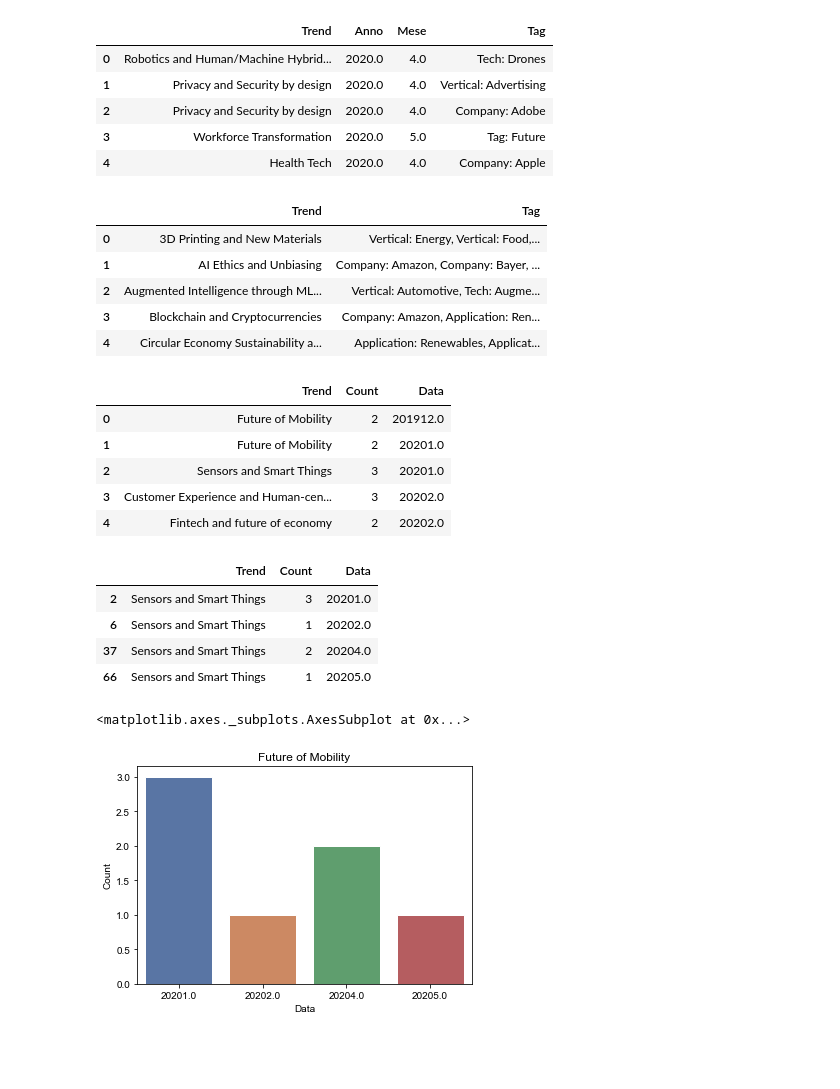
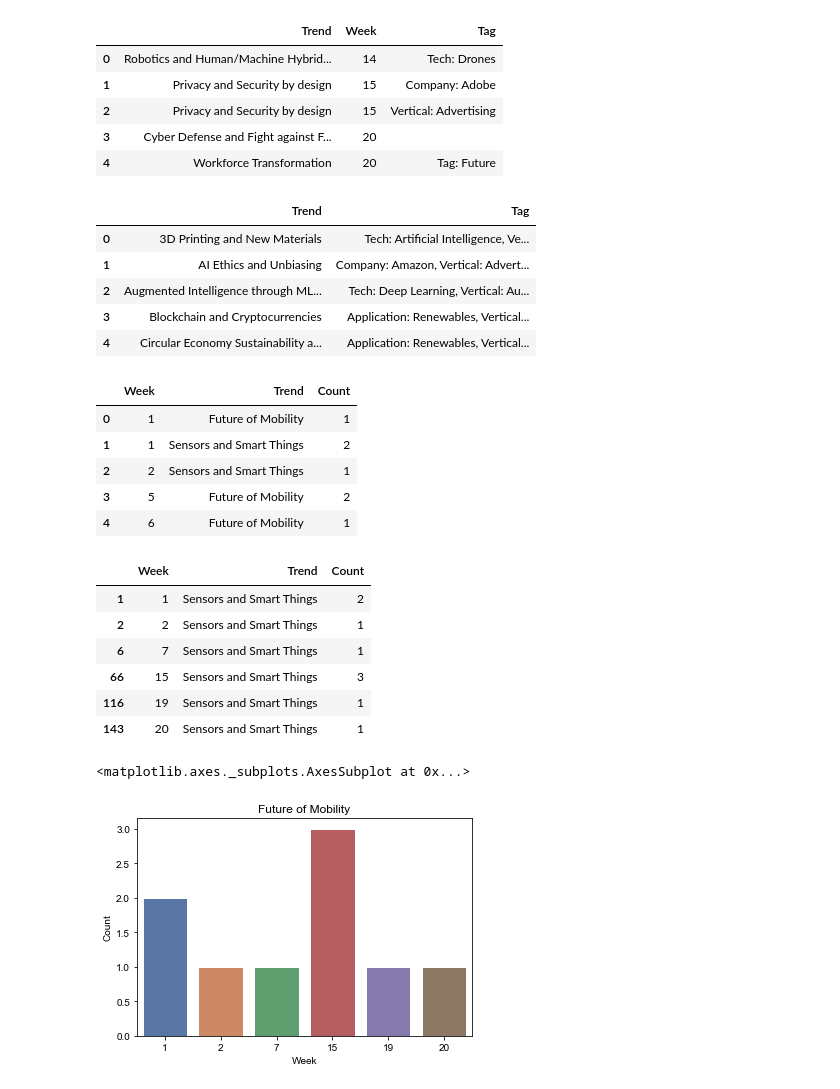
Before and after one commit to edoardo-esposito/linkscraper, a Jupyter notebook: juptyter/Anomaly Detection V1.ipynb, the cells around one changed output. Drawn from its saved outputs; the diff is of its cells as text; code cells hidden in the pictures; blank space fills up the shorter version.

```diff
--- a/juptyter/Anomaly Detection V1.ipynb
+++ b/juptyter/Anomaly Detection V1.ipynb
@@ -15,4 +15,9 @@ from sklearn.model_selection import train_test_split
 %matplotlib inline
 pd.set_option('display.max_colwidth', 300)
 # %%
-meta = pd.read_csv('Articoli Taggati v7.csv', sep=";", skipinitialspace = True, quotechar='"')
+meta = pd.read_csv('Articoli Taggati v8.csv', sep=";", skipinitialspace = True, quotechar='"')
+meta = meta.replace(np.nan, '', regex=True)
+del(meta['Unnamed: 0'])
+del(meta['Keywords'])
+del(meta['Txt'])
+#del(meta['Tags'])
@@ -64,4 +73,4 @@ sns.despine();
 # %%
-articoli = meta[['ID','Trend', 'Tags', 'Anno', 'Mese']]
+articoli = meta[['ID','Trend', 'Tags', 'Anno', 'Mese', 'Week']]
 articoli.head()
 # %% [output]
@@ -74,13 +83,13 @@ articoli.head()
 # %%
-ds = articoli.set_index(['Trend', 'Mese', 'Anno']).Tags.str.split(',',expand=True).stack().reset_index().loc[:, ['Trend','Anno', 'Mese', 0]].rename({0: 'Tag'}, axis='columns')
+ds = articoli.set_index(['Trend', 'Week']).Tags.str.split(',',expand=True).stack().reset_index().loc[:, ['Trend','Week', 0]].rename({0: 'Tag'}, axis='columns')
 ds.head()
 # %% [output]
-|  | Trend | Anno | Mese | Tag |
-| 0 | Robotics and Human/Machine Hybrid... | 2020.0 | 4.0 | Tech: Drones |
-| 1 | Privacy and Security by design | 2020.0 | 4.0 | Vertical: Advertising |
-| 2 | Privacy and Security by design | 2020.0 | 4.0 | Company: Adobe |
-| 3 | Workforce Transformation | 2020.0 | 5.0 | Tag: Future |
-| 4 | Health Tech | 2020.0 | 4.0 | Company: Apple |
+|  | Trend | Week | Tag |
+| 0 | Robotics and Human/Machine Hybrid... | 14 | Tech: Drones |
+| 1 | Privacy and Security by design | 15 | Company: Adobe |
+| 2 | Privacy and Security by design | 15 | Vertical: Advertising |
+| 3 | Cyber Defense and Fight against F... | 20 |  |
+| 4 | Workforce Transformation | 20 | Tag: Future |
 # %%
 tags_for_trend = ds.groupby(["Trend", "Tag"]).size().reset_index(name="Count").groupby(['Trend'])['Tag'].apply(', '.join).reset_index()
 # %%
@@ -100,40 +109,42 @@ tags_for_trend['Tag'] = tags_for_trend['Tag'].apply(lambda x: deduplica(x))
 tags_for_trend.head()
 # %% [output]
 |  | Trend | Tag |
-| 0 | 3D Printing and New Materials | Vertical: Energy, Vertical: Food,... |
-| 1 | AI Ethics and Unbiasing | Company: Amazon, Company: Bayer, ... |
-| 2 | Augmented Intelligence through ML... | Vertical: Automotive, Tech: Augme... |
-| 3 | Blockchain and Cryptocurrencies | Company: Amazon, Application: Ren... |
-| 4 | Circular Economy Sustainability a... | Application: Renewables, Applicat... |
+| 0 | 3D Printing and New Materials | Tech: Artificial Intelligence, Ve... |
+| 1 | AI Ethics and Unbiasing | Company: Amazon, Vertical: Advert... |
+| 2 | Augmented Intelligence through ML... | Tech: Deep Learning, Vertical: Au... |
+| 3 | Blockchain and Cryptocurrencies | Application: Renewables, Vertical... |
+| 4 | Circular Economy Sustainability a... | Application: Renewables, Vertical... |
 # %%
-df = ds.groupby(["Anno", "Mese", "Trend"]).size().reset_index(name="Count")
-df["Data"] = df["Anno"].astype(int).astype(str) + df["Mese"].astype(str)
-del(df['Anno'])
-del(df['Mese'])
+df = ds.groupby(["Week", "Trend"]).size().reset_index(name="Count")
+#df["Data"] = df["Anno"].astype(int).astype(str) + df["Mese"].astype(str)
+#del(df['Anno'])
+#del(df['Mese'])
 df.head()
 # %% [output]
-|  | Trend | Count | Data |
-| 0 | Future of Mobility | 2 | 201912.0 |
-| 1 | Future of Mobility | 2 | 20201.0 |
-| 2 | Sensors and Smart Things | 3 | 20201.0 |
-| 3 | Customer Experience and Human-cen... | 3 | 20202.0 |
-| 4 | Fintech and future of economy | 2 | 20202.0 |
+|  | Week | Trend | Count |
+| 0 | 1 | Future of Mobility | 1 |
+| 1 | 1 | Sensors and Smart Things | 2 |
+| 2 | 2 | Sensors and Smart Things | 1 |
+| 3 | 5 | Future of Mobility | 2 |
+| 4 | 6 | Future of Mobility | 1 |
 # %%
 df.loc[df['Trend'] == "Sensors and Smart Things"]
 # %% [output]
-|  | Trend | Count | Data |
-| 2 | Sensors and Smart Things | 3 | 20201.0 |
-| 6 | Sensors and Smart Things | 1 | 20202.0 |
-| 37 | Sensors and Smart Things | 2 | 20204.0 |
-| 66 | Sensors and Smart Things | 1 | 20205.0 |
+|  | Week | Trend | Count |
+| 1 | 1 | Sensors and Smart Things | 2 |
+| 2 | 2 | Sensors and Smart Things | 1 |
+| 6 | 7 | Sensors and Smart Things | 1 |
+| 66 | 15 | Sensors and Smart Things | 3 |
+| 116 | 19 | Sensors and Smart Things | 1 |
+| 143 | 20 | Sensors and Smart Things | 1 |
 # %%
 plt.title("Future of Mobility")
 
 sns.set(rc={'figure.figsize':(13,8)})
-sns.barplot(x="Data", y="Count", data=df.loc[df['Trend'] == "Sensors and Smart Things"])
+sns.barplot(x="Week", y="Count", data=df.loc[df['Trend'] == "Sensors and Smart Things"])
 # %% [output]
 <matplotlib.axes._subplots.AxesSubplot at 0x...>
-[figure, old version]
+[figure, new version]
 # %%
 articles_per_trend = meta.groupby("Trend").size().reset_index(name="Count")
 articles_per_trend = articles_per_trend.sort_values("Count", ascending=False)
```
Also changed, not shown: parts of 18 cells of this notebook, 3 other files.
